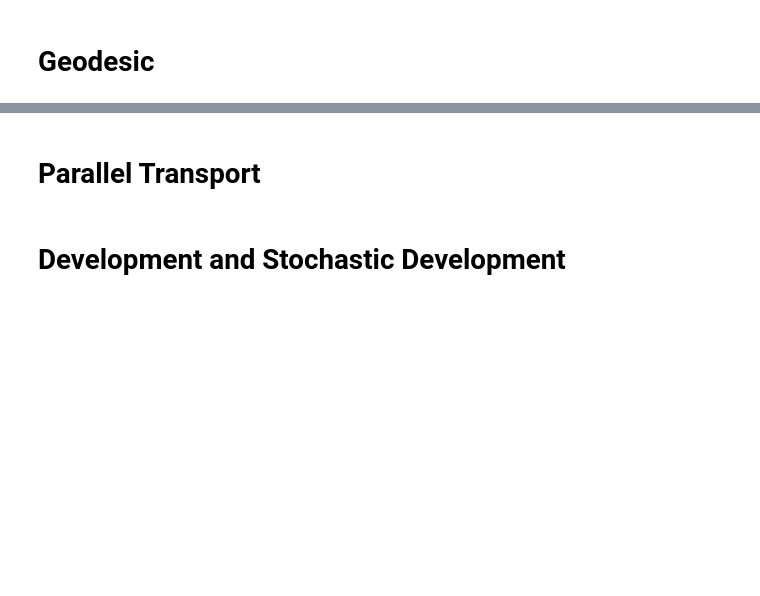
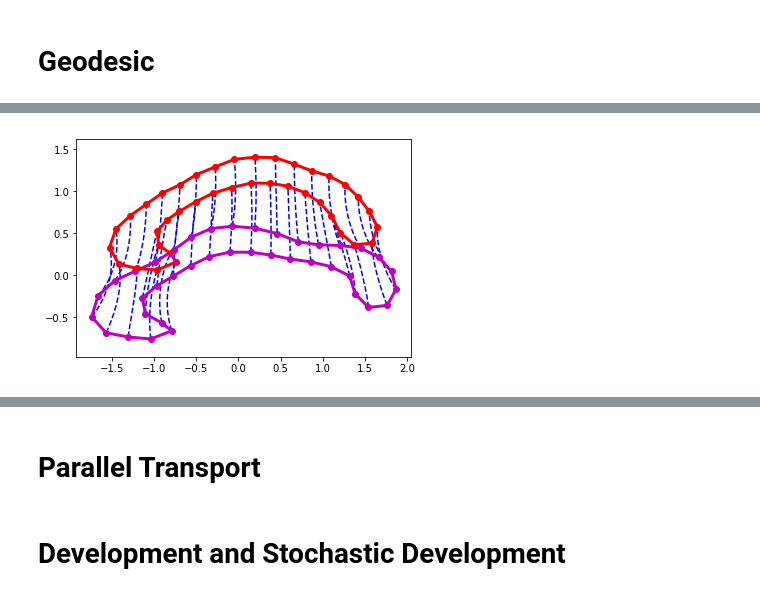
Before and after one commit to SomeoneSerge/theanogeometry, a Jupyter notebook: papers/Computational_Anatomy_in_Theano.ipynb, the cells around one changed output, grey strips where cells are left out. Saved outputs shown, nothing was run; the diff lists cells and outputs as text; code cells hidden in the pictures; blank space fills up the shorter version.

```diff
--- a/papers/Computational_Anatomy_in_Theano.ipynb
+++ b/papers/Computational_Anatomy_in_Theano.ipynb
@@ -65,3 +132,24 @@ plt.plot(m[:,0],m[:,1],linewidth=3,color = 'k')
+# %%
+M.plot()
+qs = M.Exp_Hamiltoniantf(q.flatten(),vres[0]).T
+foox = qs[:,0::2]#.reshape((M.N.eval(),2))
+fooy = qs[:,1::2]
+for i in range(foox.shape[1]):
+    #foo = qs[:,i].reshape((M.N.eval(),2))
+    plt.plot(foox[:,i], fooy[:,i], 'b--')
+#M.plotx(qs, prevx=False,last=False, markersize=0.01)
+ini = qs[0,:].reshape((M.N.eval(),2))
+end = qs[-1,:].reshape((M.N.eval(),2))
+plt.plot(ini[:,0], ini[:,1], 'm-', linewidth=3)
+plt.plot(end[:,0], end[:,1], 'r-', linewidth=3)
+plt.plot(ini[:,0], ini[:,1], 'mo', linewidth=3)
+plt.plot(end[:,0], end[:,1], 'ro', linewidth=3)
+plt.plot(np.array([ini[0,0],ini[-1,0]]), np.array([ini[0,1],ini[-1,1]]), 'm-', linewidth=3)
+plt.plot(np.array([end[0,0],end[-1,0]]), np.array([end[0,1],end[-1,1]]), 'm-', linewidth=3)
+plt.savefig("CC_deform.pdf")
+#plt.show()
+# %% [output]
+[figure, added]
 # %%
 x0 = np.mean(qs[:,:,:], axis = 0)
 ind = np.arange(0,N0,5)
```
Also changed, not shown: parts of 10 cells of this notebook, 9 other files.
